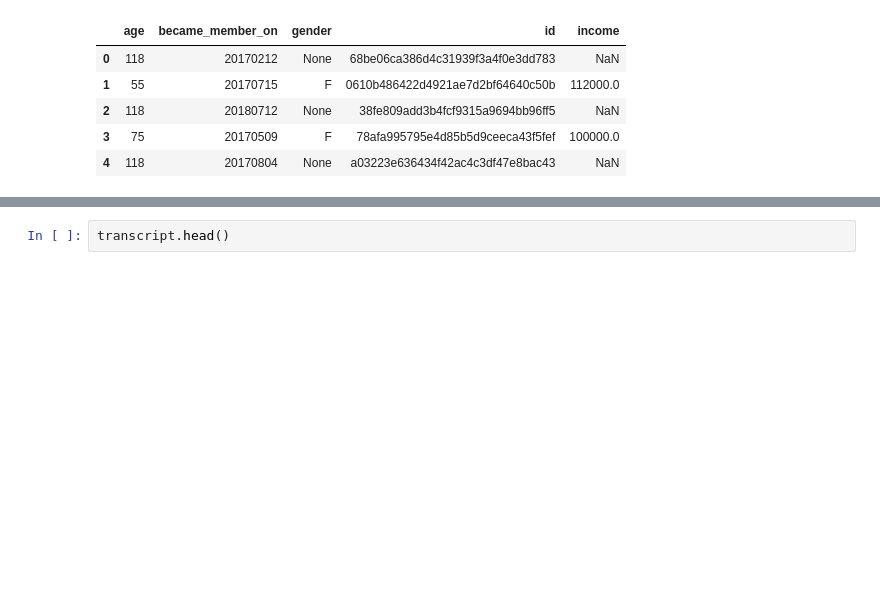
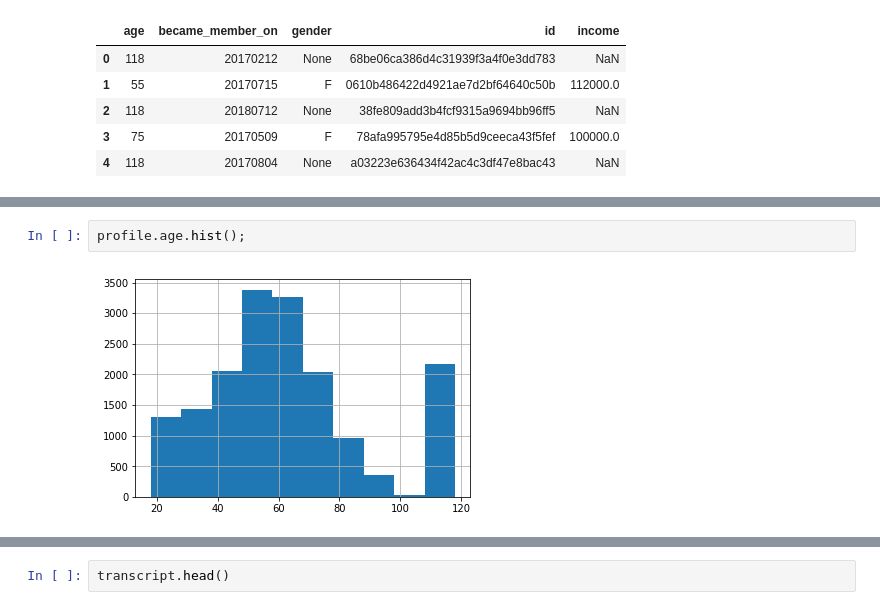
Before and after one commit to HunterKane/Starbucks-Reward-App-, a Jupyter notebook: Starbucks_Capstone_notebook-2.ipynb, the cells around one changed output, grey strips where cells are left out. Saved outputs shown, nothing was run; the diff lists cells and outputs as text; blank space fills up the shorter version.

```diff
--- a/Starbucks_Capstone_notebook-2.ipynb
+++ b/Starbucks_Capstone_notebook-2.ipynb
@@ -132,0 +227,4 @@ profile.head()
+# %%
+profile.age.hist();
+# %% [output]
+[figure, added]
```
Also changed, not shown: parts of 40 cells of this notebook.
